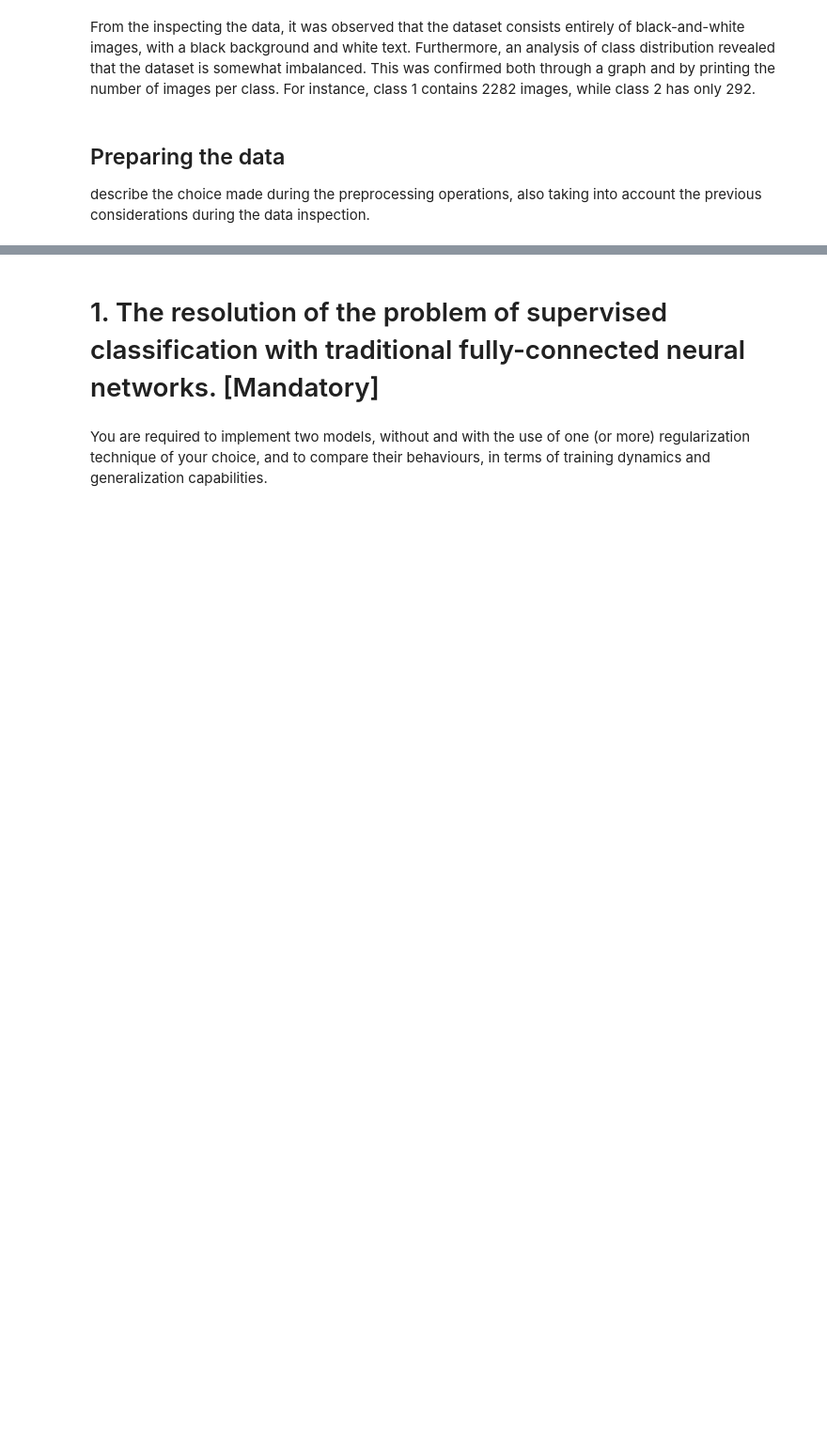
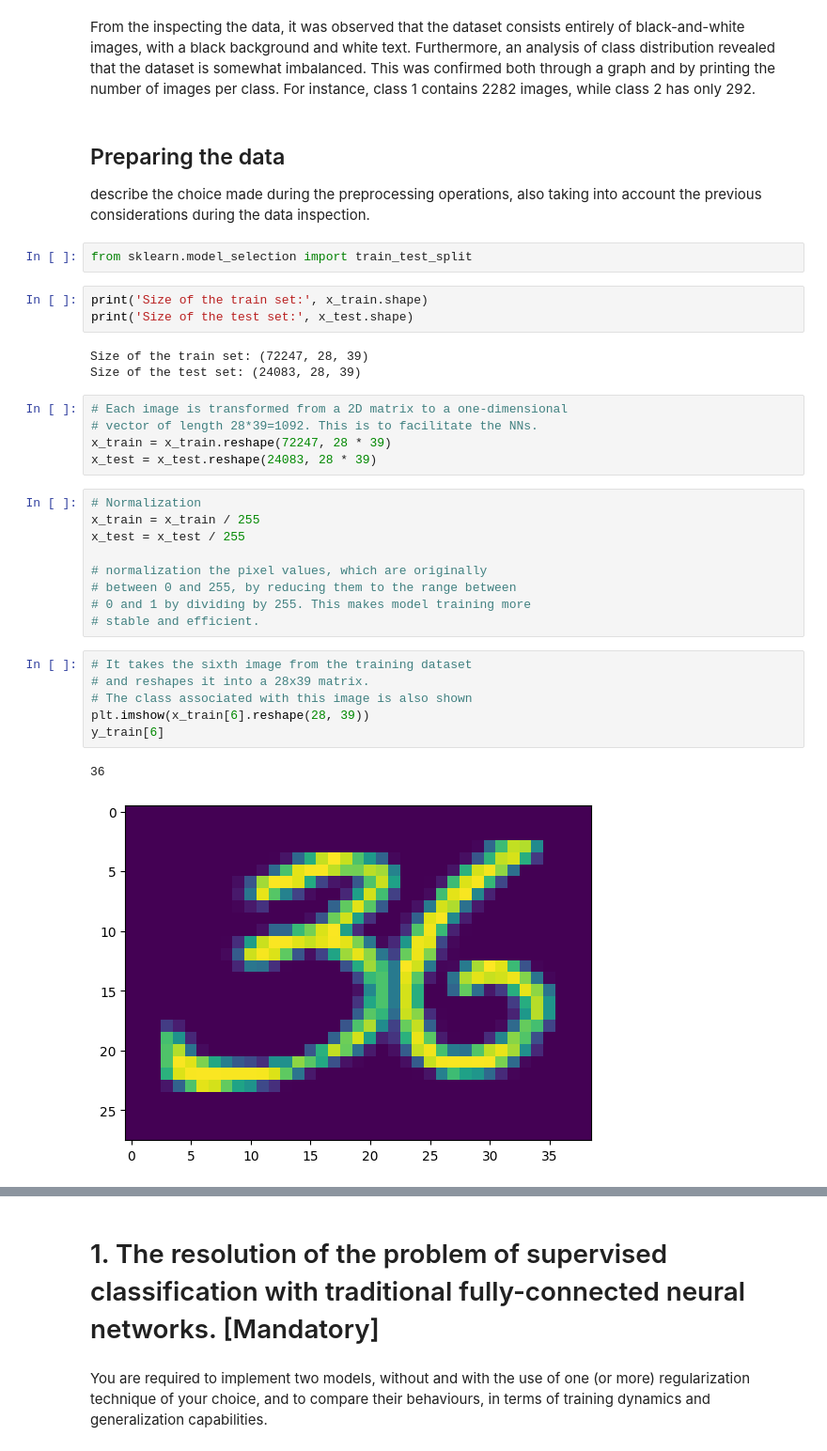
Before and after one commit to LucaPerf/Assignement-Advanced-ML, a Jupyter notebook: Assignment_2/Assignment2_template.ipynb, the cells around one changed output, grey strips where cells are left out. Shown at 94% size. Cells and saved outputs as stored; diff of their text form; blank space fills up the shorter version.

```diff
--- a/Assignment_2/Assignment2_template.ipynb
+++ b/Assignment_2/Assignment2_template.ipynb
@@ -186,3 +186,34 @@ From the inspecting the data, it was observed that the dataset consists entirely
 ## Preparing the data
 
 describe the choice made during the preprocessing operations, also taking into account the previous considerations during the data inspection.
+# %%
+from sklearn.model_selection import train_test_split
+# %%
+print('Size of the train set:', x_train.shape)
+print('Size of the test set:', x_test.shape)
+# %% [output]
+Size of the train set: (72247, 28, 39)
+Size of the test set: (24083, 28, 39)
+# %%
+# Each image is transformed from a 2D matrix to a one-dimensional
+# vector of length 28*39=1092. This is to facilitate the NNs.
+x_train = x_train.reshape(72247, 28 * 39)
+x_test = x_test.reshape(24083, 28 * 39)
+# %%
+# Normalization
+x_train = x_train / 255
+x_test = x_test / 255
+
+# normalization the pixel values, which are originally
+# between 0 and 255, by reducing them to the range between
+# 0 and 1 by dividing by 255. This makes model training more
+# stable and efficient.
+# %%
+# It takes the sixth image from the training dataset
+# and reshapes it into a 28x39 matrix.
+# The class associated with this image is also shown
+plt.imshow(x_train[6].reshape(28, 39))
+y_train[6]
+# %% [output]
+36
+[figure, added]
```
Also changed, not shown: parts of 1 cell of this notebook.
